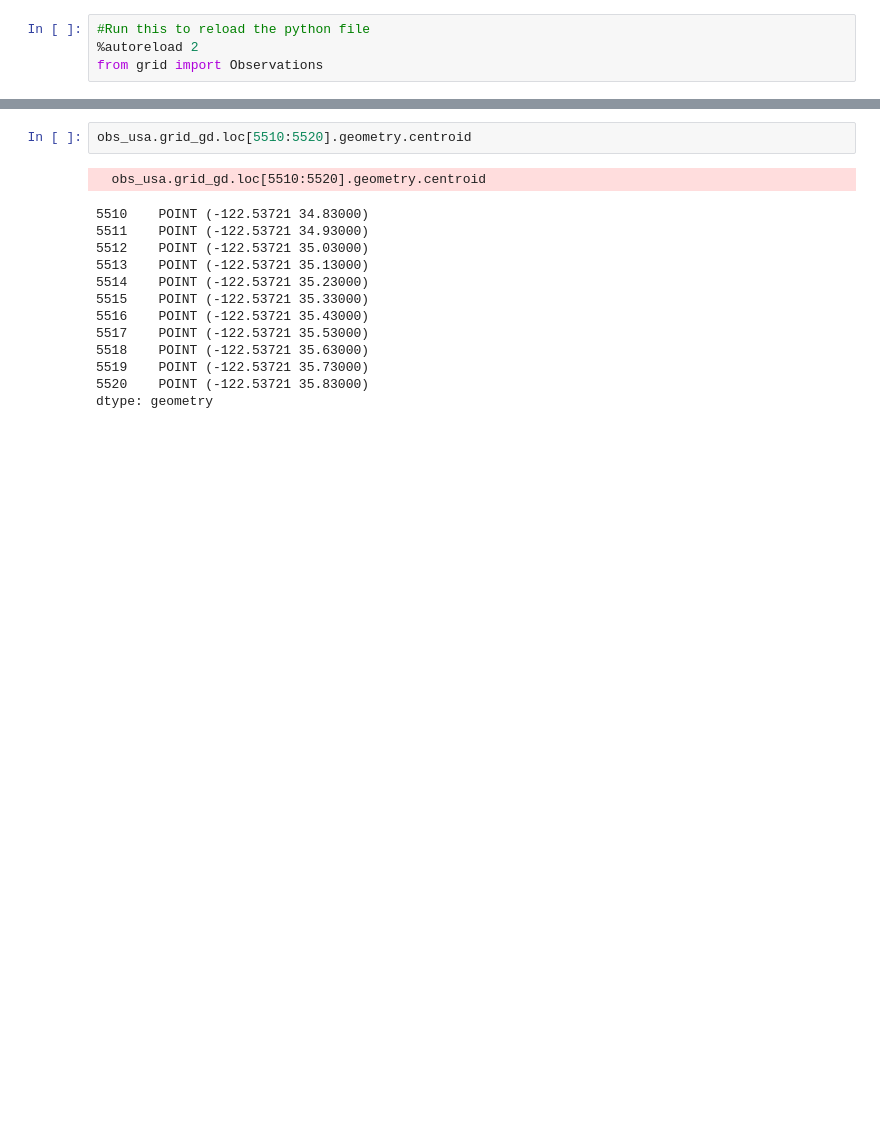
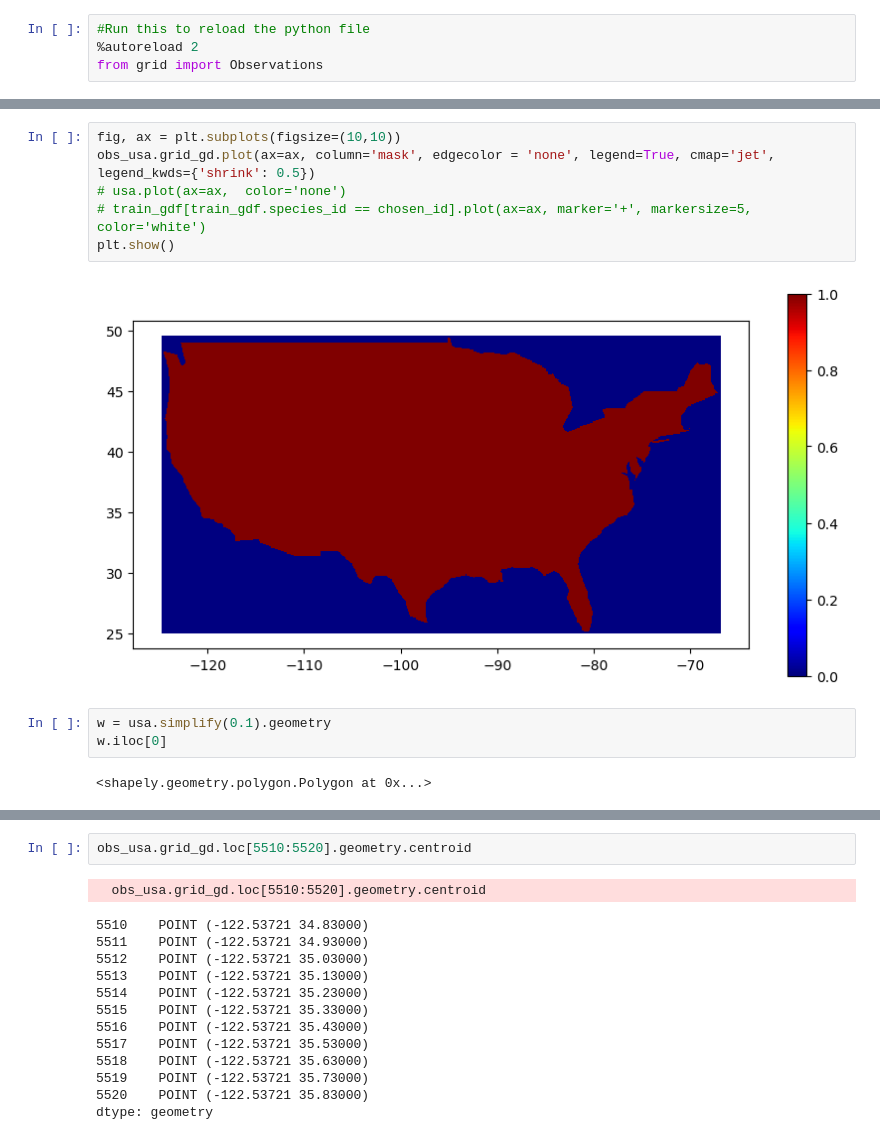
Before and after one commit to ando-shah/sdm-geolifeCLEF, a Jupyter notebook: preprocessing/kde.ipynb, the cells around one changed output, grey strips where cells are left out. Cells and saved outputs as stored; diff of their text form; blank space fills up the shorter version.

```diff
--- a/preprocessing/kde.ipynb
+++ b/preprocessing/kde.ipynb
@@ -146,0 +148,13 @@ obs_usa = Observations(train_gdf, total_bounds=usa.total_bounds, grid_res_deg=0.
+# %%
+fig, ax = plt.subplots(figsize=(10,10))
+obs_usa.grid_gd.plot(ax=ax, column='mask', edgecolor = 'none', legend=True, cmap='jet', legend_kwds={'shrink': 0.5})
+# usa.plot(ax=ax,  color='none')
+# train_gdf[train_gdf.species_id == chosen_id].plot(ax=ax, marker='+', markersize=5, color='white')
+plt.show()
+# %% [output]
+[figure, added]
+# %%
+w = usa.simplify(0.1).geometry
+w.iloc[0]
+# %% [output]
+<shapely.geometry.polygon.Polygon at 0x...>
```
Also changed, not shown: parts of 45 cells of this notebook, 1 other file.
